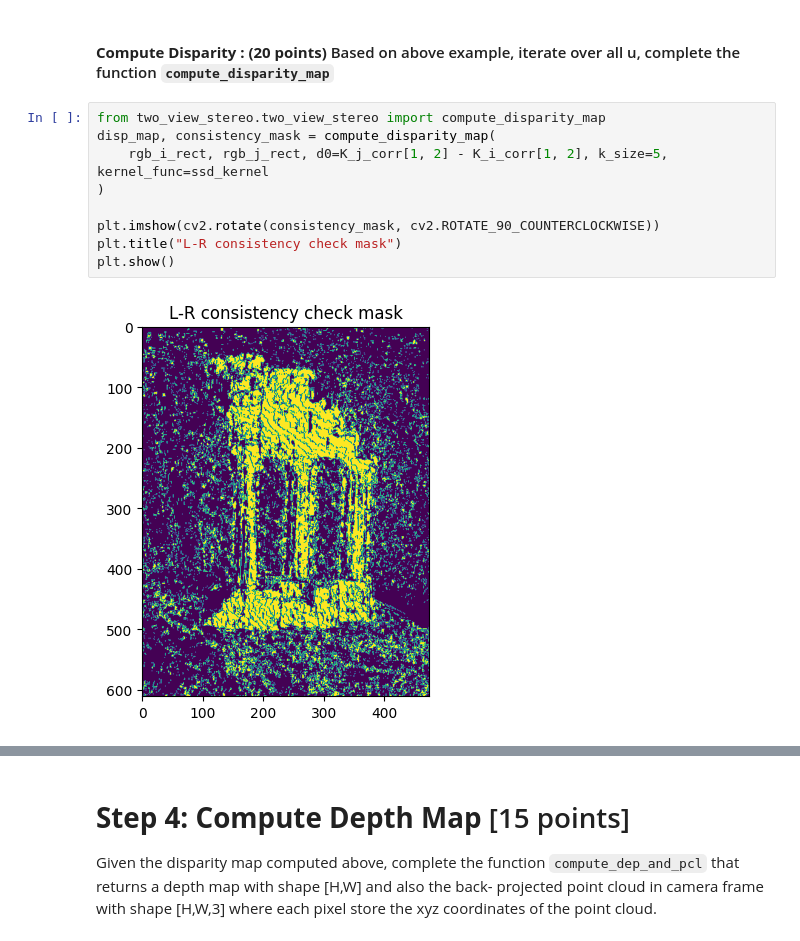
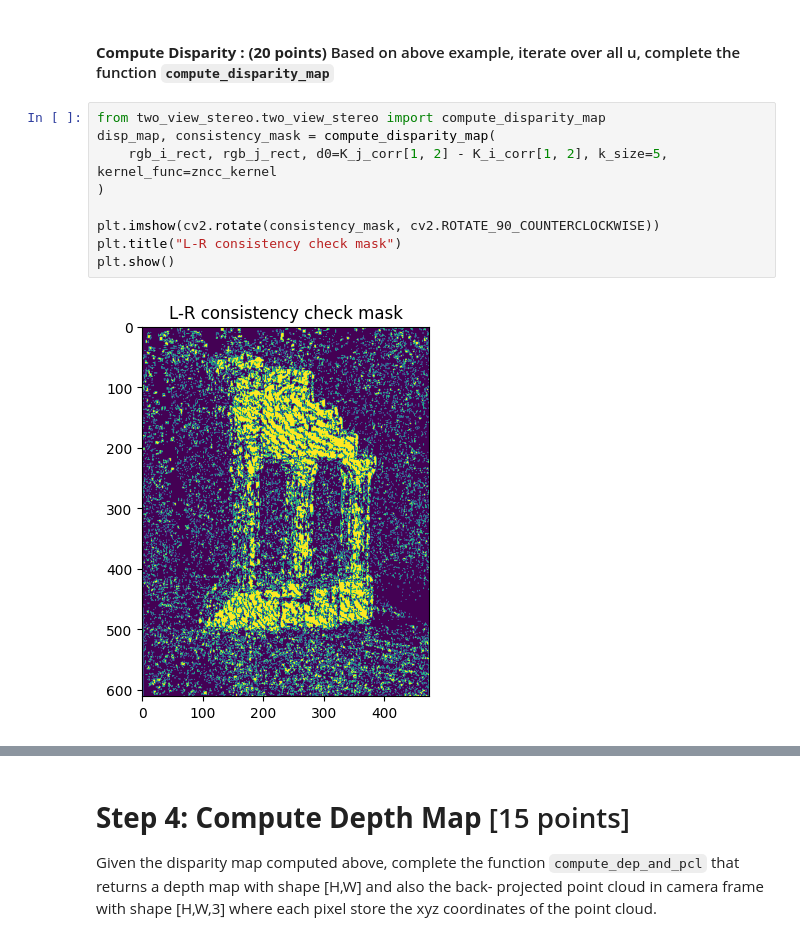
Before and after one commit to Loldude0/depth-estimation, a Jupyter notebook: CMSC426_Project4.ipynb, the cells around one changed output, grey strips where cells are left out. Cells and saved outputs as stored; diff of their text form.

```diff
--- a/CMSC426_Project4.ipynb
+++ b/CMSC426_Project4.ipynb
@@ -324,14 +324,14 @@ False
 # %%
 from two_view_stereo.two_view_stereo import compute_disparity_map
 disp_map, consistency_mask = compute_disparity_map(
-    rgb_i_rect, rgb_j_rect, d0=K_j_corr[1, 2] - K_i_corr[1, 2], k_size=5, kernel_func=ssd_kernel
+    rgb_i_rect, rgb_j_rect, d0=K_j_corr[1, 2] - K_i_corr[1, 2], k_size=5, kernel_func=zncc_kernel
 )
 
 plt.imshow(cv2.rotate(consistency_mask, cv2.ROTATE_90_COUNTERCLOCKWISE))
 plt.title("L-R consistency check mask")
 plt.show()
 # %% [output]
-[figure, old version]
+[figure, new version]
 # %%
 plt.imshow(cv2.rotate(disp_map, cv2.ROTATE_90_COUNTERCLOCKWISE))
 plt.title("Disparity map")
```
Also changed, not shown: parts of 2 cells of this notebook.
